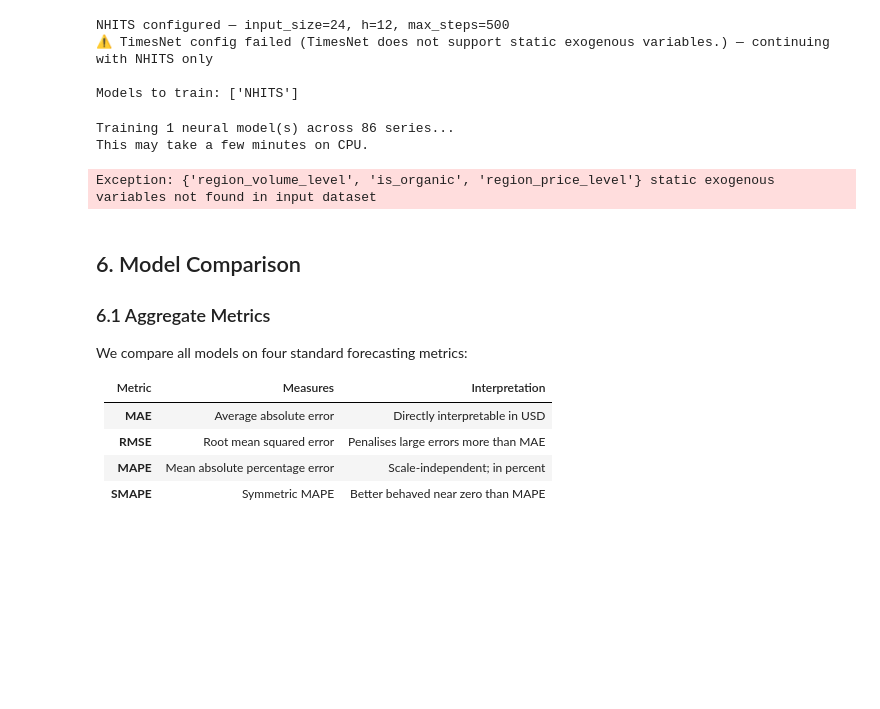
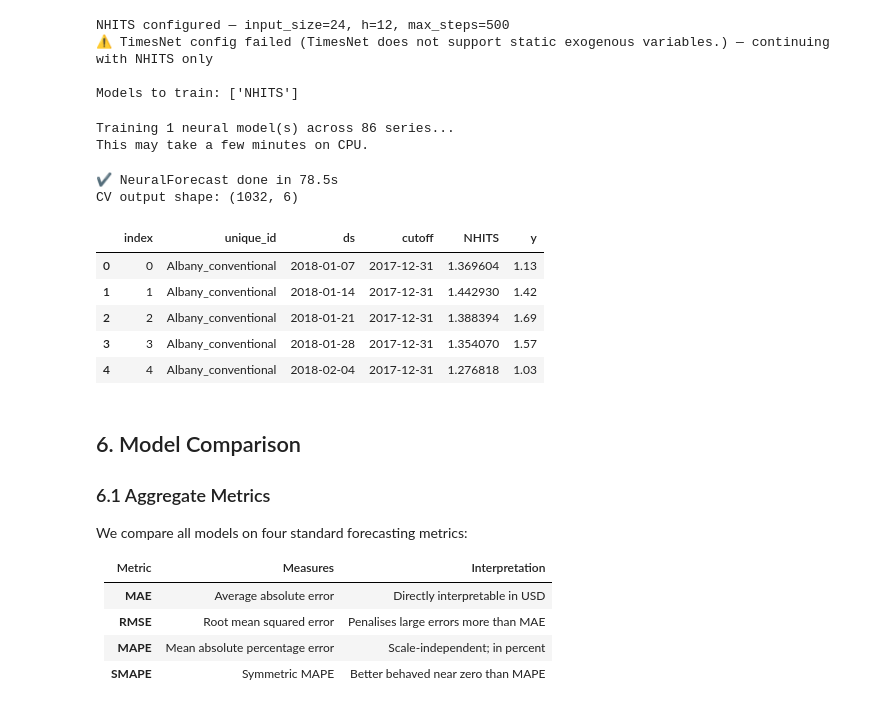
Before and after one commit to pitelet222/pricing-engine, a Jupyter notebook: notebooks/03_forecasting.ipynb, the cells around one changed output. Cells and saved outputs as stored; diff of their text form; code cells hidden in the pictures; blank space fills up the shorter version.

```diff
--- a/notebooks/03_forecasting.ipynb
+++ b/notebooks/03_forecasting.ipynb
@@ -371,22 +367,37 @@ Models to train: ['NHITS']
 # %%
 nf = NeuralForecast(models=nf_models, freq="W")
 
 print(f"Training {len(nf_models)} neural model(s) across {N_SERIES} series...")
 print("This may take a few minutes on CPU.\n")
 
 t0 = time.time()
-nf_cv = nf.cross_validation(df=nf_df, n_windows=1, val_size=H)
+# NeuralForecast expects static exogenous variables in a separate static_df
+static_df = nf_df[["unique_id"] + STAT_EXOG].drop_duplicates("unique_id")
+
+nf_cv = nf.cross_validation(
+    df=nf_df.drop(columns=STAT_EXOG),  # keep temporal + future-known exog only
+    static_df=static_df,               # pass static exog explicitly
+    n_windows=1,
+    val_size=H,
+)
 nf_time = time.time() - t0
 
 nf_cv = nf_cv.reset_index()
 
 print(f"\n✔ NeuralForecast done in {nf_time:.1f}s")
 print(f"CV output shape: {nf_cv.shape}")
 nf_cv.head()
 # %% [output]
 Training 1 neural model(s) across 86 series...
 This may take a few minutes on CPU.
-Exception: {'region_volume_level', 'is_organic', 'region_price_level'} static exogenous variables not found in input dataset
+✔ NeuralForecast done in 78.5s
+CV output shape: (1032, 6)
+|  | index | unique_id | ds | cutoff | NHITS | y |
+| 0 | 0 | Albany_conventional | 2018-01-07 | 2017-12-31 | 1.369604 | 1.13 |
+| 1 | 1 | Albany_conventional | 2018-01-14 | 2017-12-31 | 1.442930 | 1.42 |
+| 2 | 2 | Albany_conventional | 2018-01-21 | 2017-12-31 | 1.388394 | 1.69 |
+| 3 | 3 | Albany_conventional | 2018-01-28 | 2017-12-31 | 1.354070 | 1.57 |
+| 4 | 4 | Albany_conventional | 2018-02-04 | 2017-12-31 | 1.276818 | 1.03 |
 # %% [markdown]
 ## 6. Model Comparison
 
```
Also changed, not shown: parts of 13 cells of this notebook, 4 other files.
